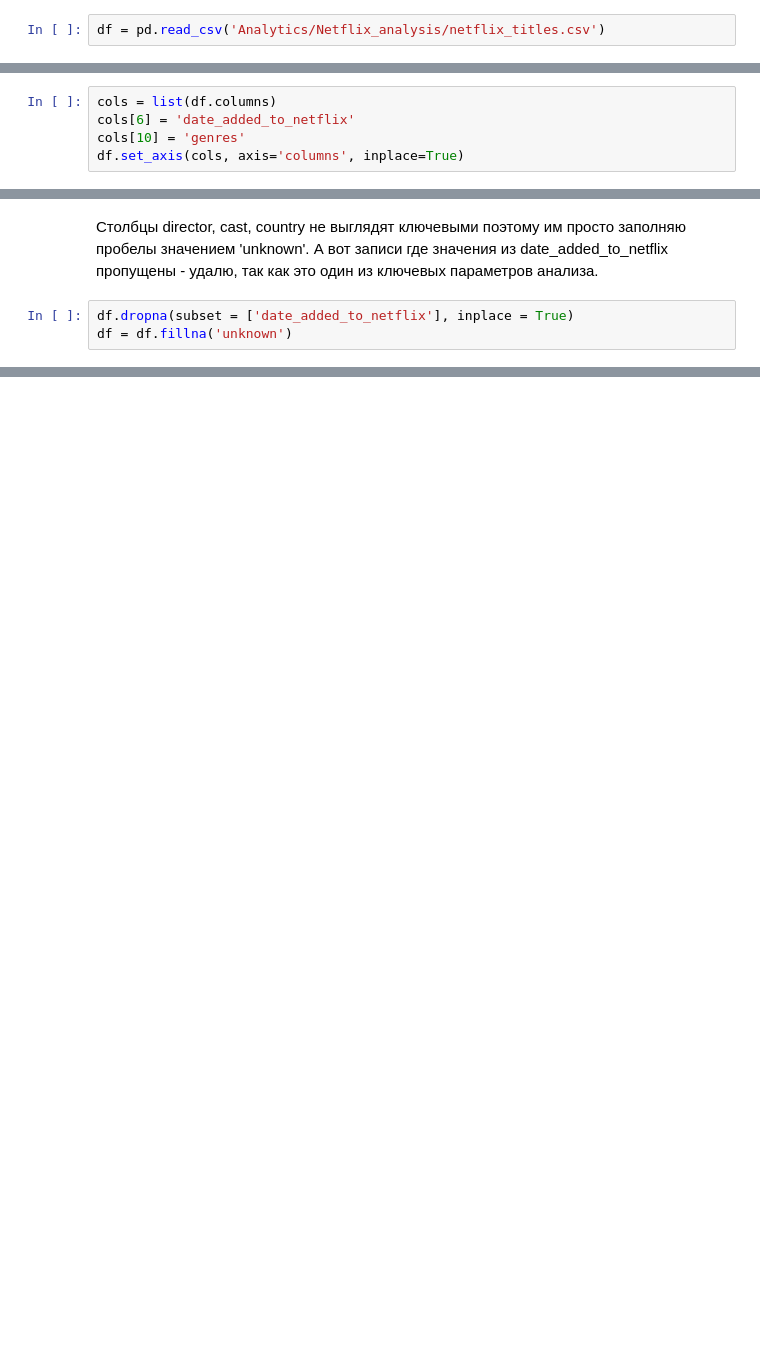
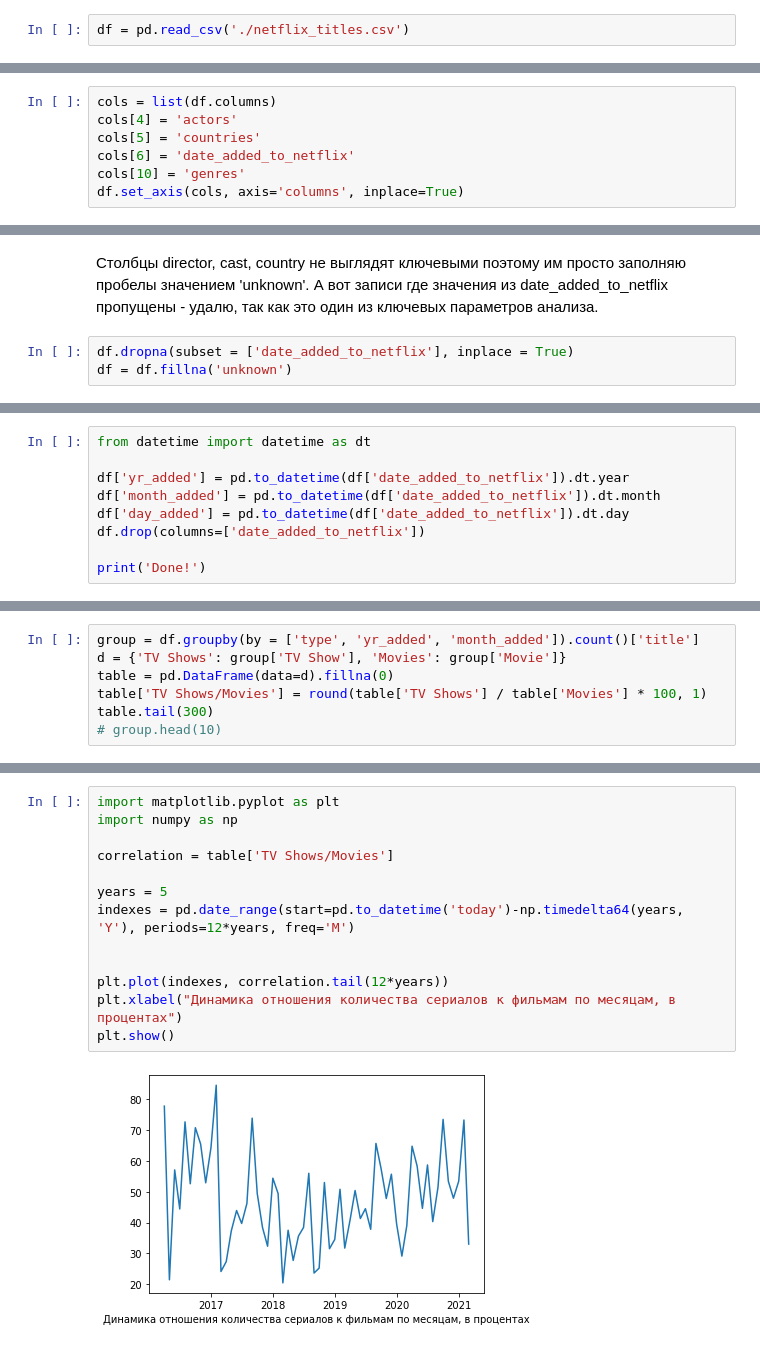
Before and after one commit to Penguin-Run/Netflix_Analysis, a Jupyter notebook: analysis.ipynb, the cells around one changed output, grey strips where cells are left out. Drawn from its saved outputs; the diff is of its cells as text; blank space fills up the shorter version.

Commit message:
tried one hypothesis analysis

```diff
--- a/analysis.ipynb
+++ b/analysis.ipynb
@@ -15,7 +15,7 @@ import pandas as pd
 # %% [markdown]
 ## Предобработка данных
 # %%
-df = pd.read_csv('Analytics/Netflix_analysis/netflix_titles.csv')
+df = pd.read_csv('./netflix_titles.csv')
 # %%
 df.tail(30)
 # %% [output]
@@ -82,6 +82,8 @@ df.duplicated().sum()
 Переименую столбцы в более интуитивно понятные (мне) имена
 # %%
 cols = list(df.columns)
+cols[4] = 'actors'
+cols[5] = 'countries'
 cols[6] = 'date_added_to_netflix'
 cols[10] = 'genres'
 df.set_axis(cols, axis='columns', inplace=True)
@@ -155,0 +160,9 @@ memory usage: 789.9+ KB
+# %%
+from datetime import datetime as dt
+
+df['yr_added'] = pd.to_datetime(df['date_added_to_netflix']).dt.year
+df['month_added'] = pd.to_datetime(df['date_added_to_netflix']).dt.month
+df['day_added'] = pd.to_datetime(df['date_added_to_netflix']).dt.day
+df.drop(columns=['date_added_to_netflix'])
+
+print('Done!')
@@ -157,0 +175,7 @@ memory usage: 789.9+ KB
+# %%
+group = df.groupby(by = ['type', 'yr_added', 'month_added']).count()['title']
+d = {'TV Shows': group['TV Show'], 'Movies': group['Movie']}
+table = pd.DataFrame(data=d).fillna(0)
+table['TV Shows/Movies'] = round(table['TV Shows'] / table['Movies'] * 100, 1)
+table.tail(300)
+# group.head(10)
@@ -157,0 +197,15 @@ memory usage: 789.9+ KB
+# %%
+import matplotlib.pyplot as plt
+import numpy as np
+
+correlation = table['TV Shows/Movies']
+
+years = 5
+indexes = pd.date_range(start=pd.to_datetime('today')-np.timedelta64(years, 'Y'), periods=12*years, freq='M')
+
+
+plt.plot(indexes, correlation.tail(12*years))
+plt.xlabel("Динамика отношения количества сериалов к фильмам по месяцам, в процентах")
+plt.show()
+# %% [output]
+[figure, added]
```
Also changed, not shown: parts of 9 cells of this notebook.
